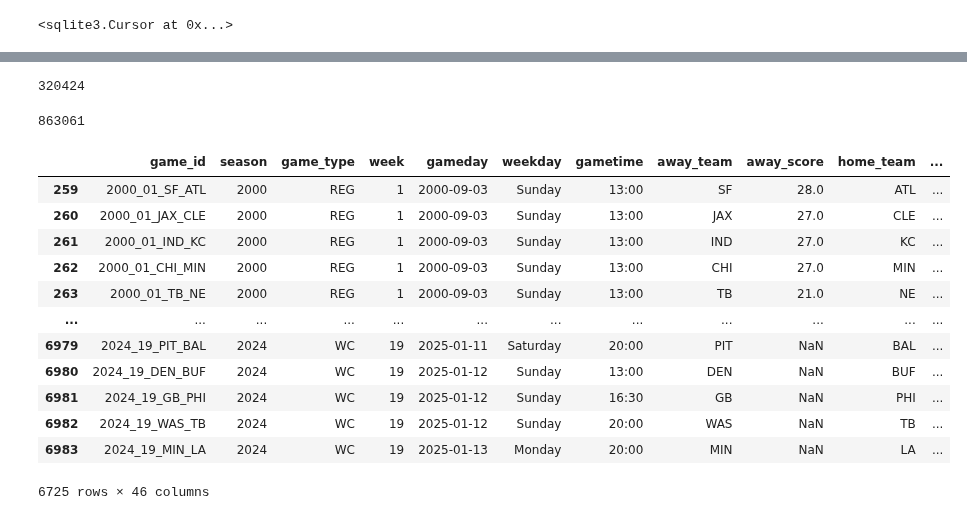
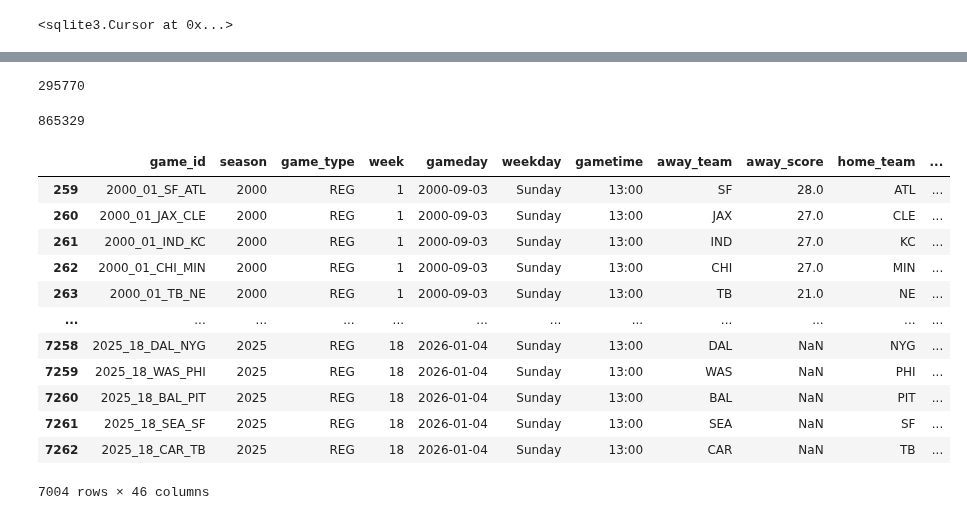
Before and after one commit to sharedw/NFL_sim, a Jupyter notebook: create_database.ipynb, the cells around one changed output, grey strips where cells are left out. Drawn from its saved outputs; the diff is of its cells as text; code cells hidden in the pictures.

```diff
--- a/create_database.ipynb
+++ b/create_database.ipynb
@@ -10 +8,5 @@ years=range(2000,2025)
+# %%
+end_year = 2026
+
+years=range(2000,end_year)
 # %%
@@ -100,14 +93,14 @@ ids.to_sql('ids', conn, if_exists='replace', index=False)
 # %%
-snaps = nfl.import_snap_counts(range(2012,2025))
+snaps = nfl.import_snap_counts(range(2012,end_year))
 team_map = {'OAK':'LV',
             'STL':'LA',
             'SD':'LAC'}
 snaps['team'] = snaps['team'].apply(lambda x: team_map.get(x,x))
 snaps.to_sql('snaps', conn, if_exists='replace', index=False)
 # %% [output]
-320424
+295770
 # %%
-depth = nfl.import_depth_charts(range(2001,2025)).drop_duplicates().reset_index(drop=True)
+depth = nfl.import_depth_charts(range(2001,end_year)).drop_duplicates().reset_index(drop=True)
 
 team_map = {'OAK':'LV',
             'STL':'LA',
@@ -121,25 +114,25 @@ depth['depth_position'] = depth['depth_position'].fillna(depth['position'])
 depth = depth.rename({'club_code':'team_name'},axis=1)
 depth.to_sql('depth', conn, if_exists='replace', index=False)
 # %% [output]
-863061
+865329
 # %%
 schedule = nfl.import_schedules(years)
-schedule.to_sql('schedule', conn, if_exists='replace', index=False)
+#schedule.to_sql('schedule', conn, if_exists='replace', index=False)
 schedule
 # %% [output]
 |  | game_id | season | game_type | week | gameday | weekday | gametime | away_team | away_score | home_team | ... |
 | 259 | 2000_01_SF_ATL | 2000 | REG | 1 | 2000-09-03 | Sunday | 13:00 | SF | 28.0 | ATL | ... |
 | 260 | 2000_01_JAX_CLE | 2000 | REG | 1 | 2000-09-03 | Sunday | 13:00 | JAX | 27.0 | CLE | ... |
 | 261 | 2000_01_IND_KC | 2000 | REG | 1 | 2000-09-03 | Sunday | 13:00 | IND | 27.0 | KC | ... |
 | 262 | 2000_01_CHI_MIN | 2000 | REG | 1 | 2000-09-03 | Sunday | 13:00 | CHI | 27.0 | MIN | ... |
 | 263 | 2000_01_TB_NE | 2000 | REG | 1 | 2000-09-03 | Sunday | 13:00 | TB | 21.0 | NE | ... |
 | ... | ... | ... | ... | ... | ... | ... | ... | ... | ... | ... | ... |
-| 6979 | 2024_19_PIT_BAL | 2024 | WC | 19 | 2025-01-11 | Saturday | 20:00 | PIT | NaN | BAL | ... |
-| 6980 | 2024_19_DEN_BUF | 2024 | WC | 19 | 2025-01-12 | Sunday | 13:00 | DEN | NaN | BUF | ... |
-| 6981 | 2024_19_GB_PHI | 2024 | WC | 19 | 2025-01-12 | Sunday | 16:30 | GB | NaN | PHI | ... |
-| 6982 | 2024_19_WAS_TB | 2024 | WC | 19 | 2025-01-12 | Sunday | 20:00 | WAS | NaN | TB | ... |
-| 6983 | 2024_19_MIN_LA | 2024 | WC | 19 | 2025-01-13 | Monday | 20:00 | MIN | NaN | LA | ... |
+| 7258 | 2025_18_DAL_NYG | 2025 | REG | 18 | 2026-01-04 | Sunday | 13:00 | DAL | NaN | NYG | ... |
+| 7259 | 2025_18_WAS_PHI | 2025 | REG | 18 | 2026-01-04 | Sunday | 13:00 | WAS | NaN | PHI | ... |
+| 7260 | 2025_18_BAL_PIT | 2025 | REG | 18 | 2026-01-04 | Sunday | 13:00 | BAL | NaN | PIT | ... |
+| 7261 | 2025_18_SEA_SF | 2025 | REG | 18 | 2026-01-04 | Sunday | 13:00 | SEA | NaN | SF | ... |
+| 7262 | 2025_18_CAR_TB | 2025 | REG | 18 | 2026-01-04 | Sunday | 13:00 | CAR | NaN | TB | ... |
-6725 rows × 46 columns
+7004 rows × 46 columns
 # %%
 conn.commit()
 conn.close()
```
Also changed, not shown: parts of 8 cells of this notebook, 9 other files.
